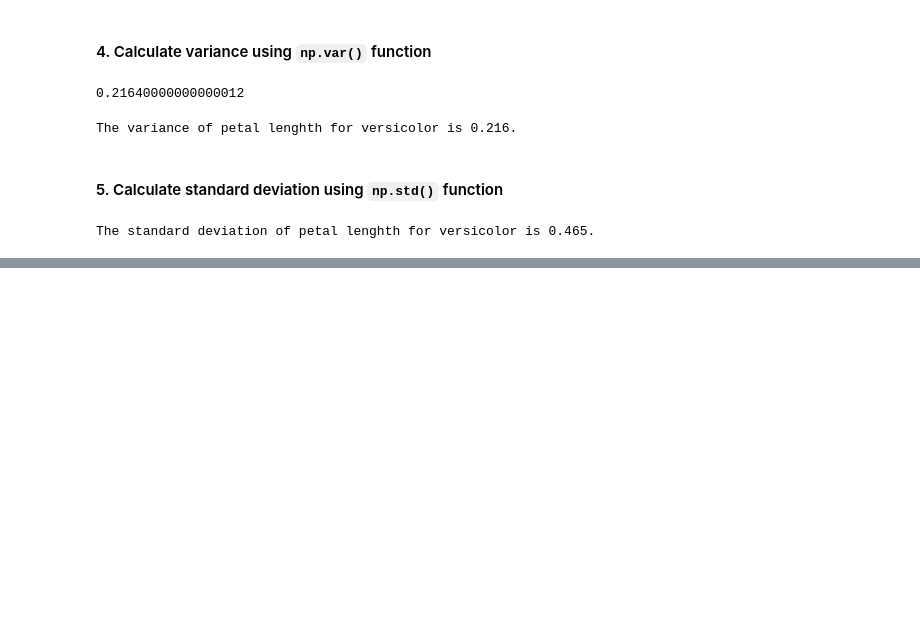
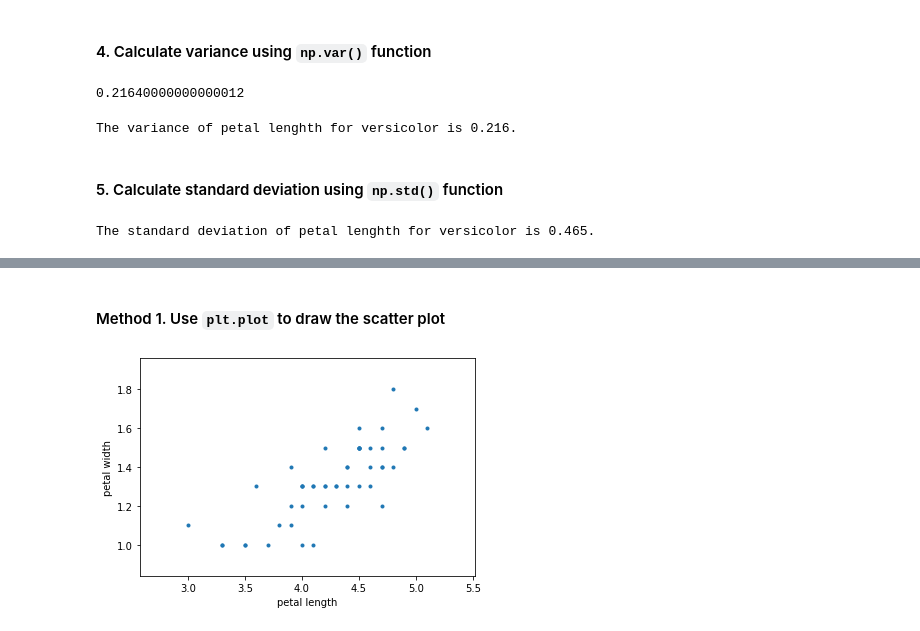
Before and after one commit to Alex-YuZ/Statistics-using-python, a Jupyter notebook: Statistical_Thinking_in_Python_I.ipynb, the cells around one changed output, grey strips where cells are left out. Drawn from its saved outputs; the diff is of its cells as text; code cells hidden in the pictures; blank space fills up the shorter version.

```diff
--- a/Statistical_Thinking_in_Python_I.ipynb
+++ b/Statistical_Thinking_in_Python_I.ipynb
@@ -380,0 +395,13 @@ The standard deviation of petal lenghth for versicolor is 0.465.
+# %% [markdown]
+#### Method 1. Use `plt.plot` to draw the scatter plot
+# %%
+# Make a scatter plot
+plt.plot(versicolor_df['petal length (cm)'], versicolor_df['petal width (cm)'], marker='.', linestyle='')
+
+# Label the axes
+_ = plt.xlabel('petal length')
+_ = plt.ylabel('petal width')
+
+plt.margins(.2)
+# %% [output]
+[figure, added]
```
Also changed, not shown: parts of 8 cells of this notebook, 2 other files.
